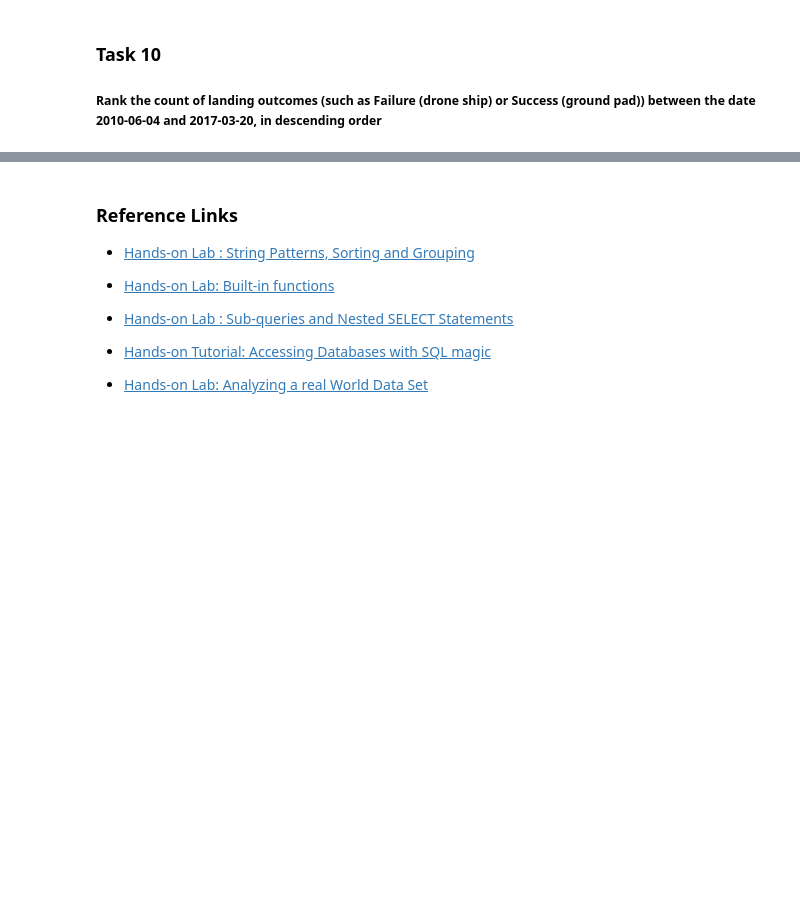
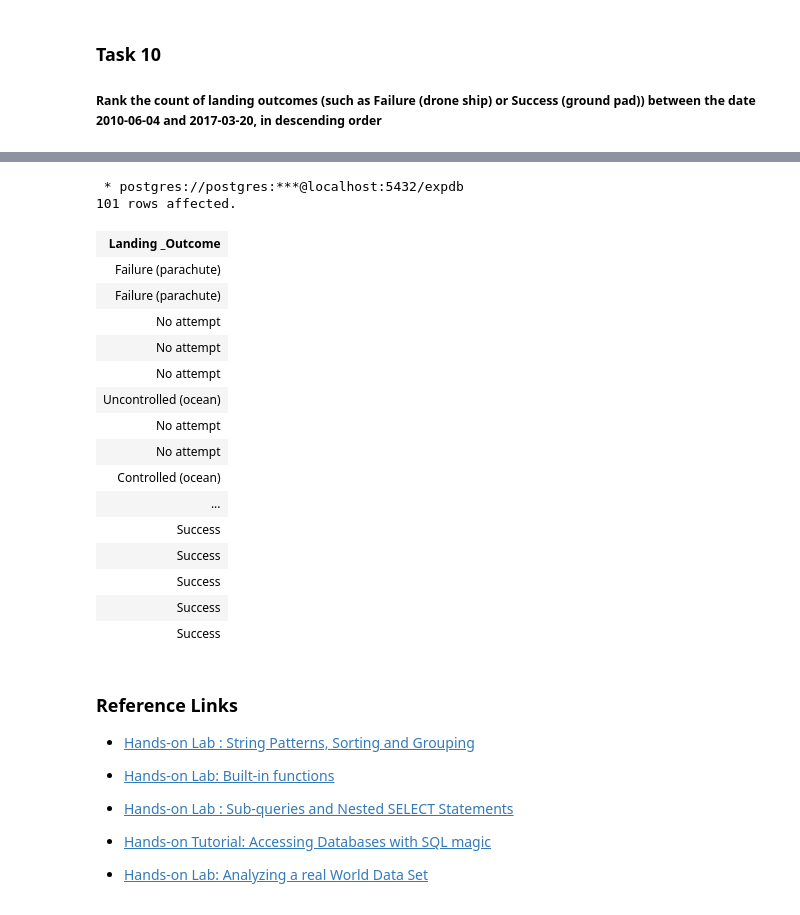
Before and after one commit to er-ssmohanty/ibm_daas_capstone, a Jupyter notebook: current_notebooks/jupyter-labs-eda-sql-coursera.ipynb, the cells around one changed output, grey strips where cells are left out. Cells and saved outputs as stored; diff of their text form; code cells hidden in the pictures; blank space fills up the shorter version.

```diff
--- a/current_notebooks/jupyter-labs-eda-sql-coursera.ipynb
+++ b/current_notebooks/jupyter-labs-eda-sql-coursera.ipynb
@@ -168,3 +288,25 @@ Now write and execute SQL queries to solve the assignment tasks.
+# %%
+%%sql
+select "Landing _Outcome" from spacex
+# %% [output]
+ * postgres://postgres:***@localhost:5432/expdb
+101 rows affected.
+| Landing _Outcome |
+| Failure (parachute) |
+| Failure (parachute) |
+| No attempt |
+| No attempt |
+| No attempt |
+| Uncontrolled (ocean) |
+| No attempt |
+| No attempt |
+| Controlled (ocean) |
+| ... |
+| Success |
+| Success |
+| Success |
+| Success |
+| Success |
 # %% [markdown]
 ### Reference Links
 
```
Also changed, not shown: parts of 17 cells of this notebook, 1 other file.
